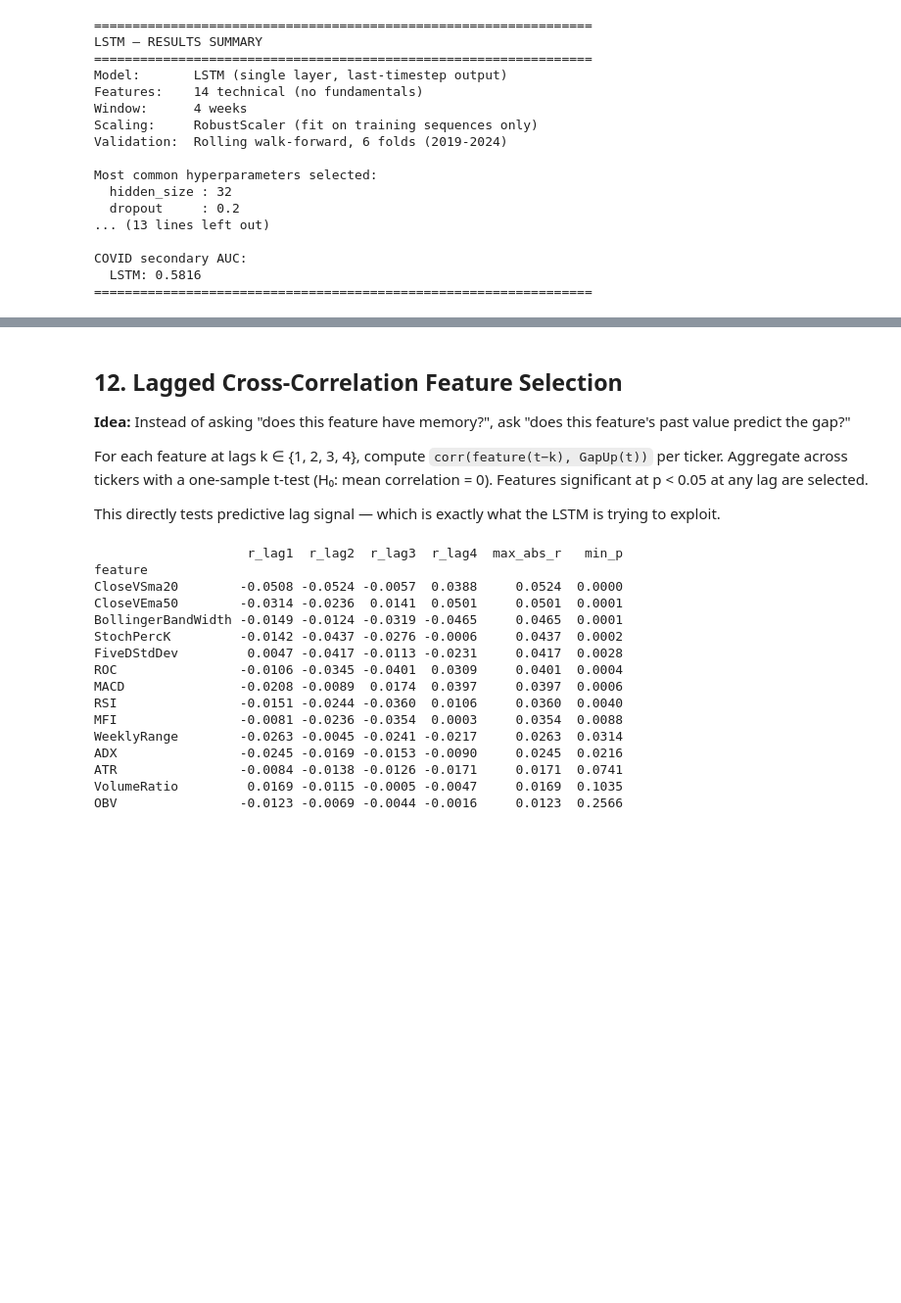
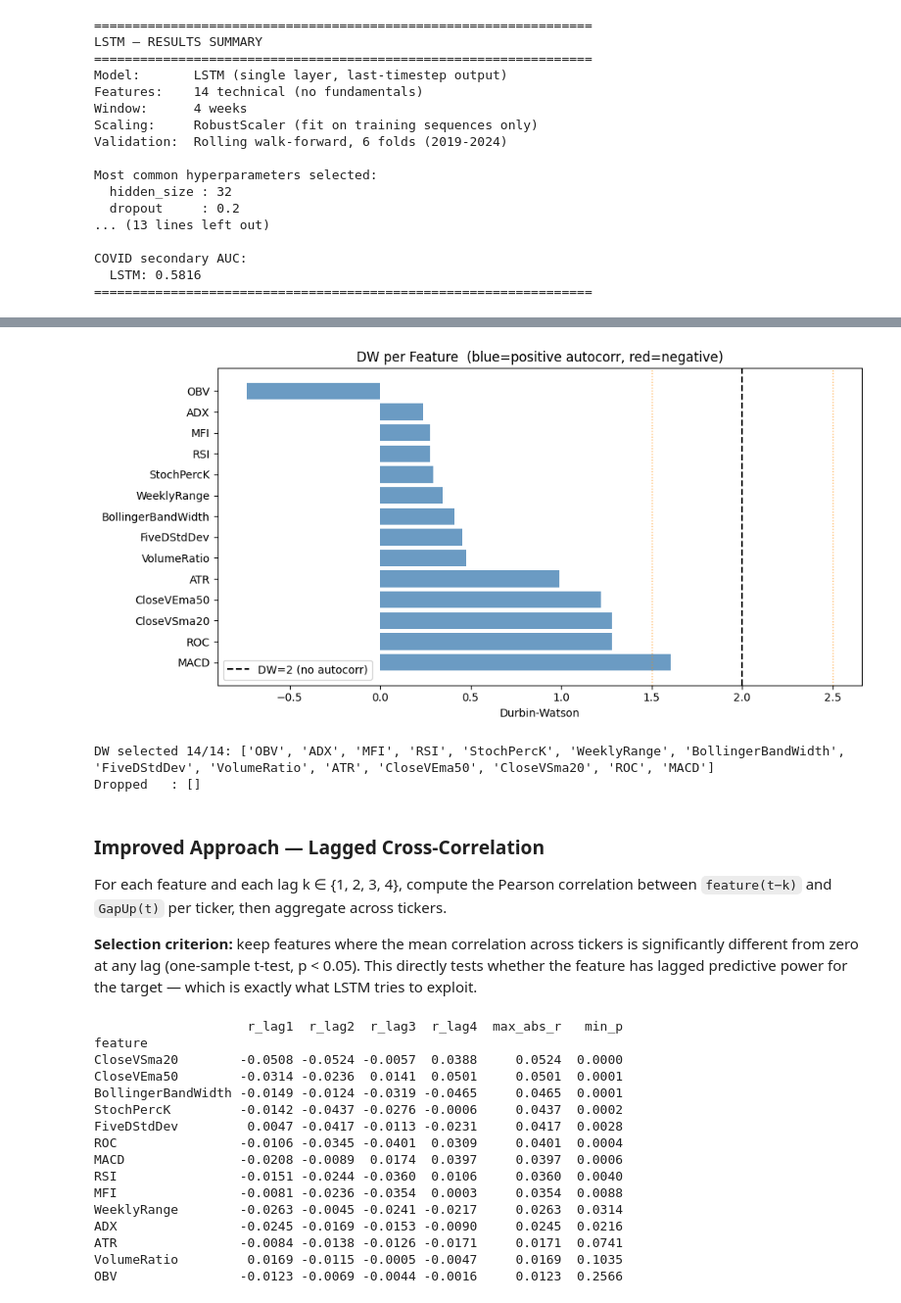
Before and after one commit to Drew-A-Hill/ml-weekend-gap-prediction, a Jupyter notebook: notebooks/lstm_auto_correlated_metric.ipynb, the cells around one changed output, grey strips where cells are left out. Shown at 98% size. Drawn from its saved outputs; the diff is of its cells as text; code cells hidden in the pictures; blank space fills up the shorter version.

```diff
--- a/notebooks/lstm_auto_correlated_metric.ipynb
+++ b/notebooks/lstm_auto_correlated_metric.ipynb
@@ -772,38 +765,28 @@ print(dw_summary[['mean_rho', 'mean_DW', 'p_value']].round(4).to_string())
 # %%
-fig, (ax1, ax2) = plt.subplots(1, 2, figsize=(14, 5))
-
-# Left: mean ρ bar chart
-colors1 = ['steelblue' if v > 0 else 'tomato' for v in dw_summary['mean_rho']]
-ax1.barh(dw_summary.index, dw_summary['mean_rho'], color=colors1, alpha=0.8)
-ax1.axvline(0, color='black', lw=0.8)
-ax1.set_xlabel('Mean ρ = 1 − DW/2  (averaged across tickers)')
-ax1.set_title('Within-Feature Autocorrelation (ρ)\nblue = persistent, red = mean-reverting')
-ax1.invert_yaxis()
-
-# Right: -log10(p) significance — mirrors the LagCC chart
-neg_log_p = -np.log10(dw_summary['p_value'].clip(lower=1e-10))
-colors2   = ['steelblue' if p < 0.05 else 'lightgrey' for p in dw_summary['p_value']]
-ax2.barh(dw_summary.index, neg_log_p, color=colors2, alpha=0.85)
-ax2.axvline(-np.log10(0.05), color='tomato', ls='--', lw=1.5, label='p = 0.05')
-ax2.set_xlabel('−log₁₀(p-value)')
-ax2.set_title('Significance of autocorrelation\nblue bars selected (p < 0.05)')
-ax2.invert_yaxis(); ax2.legend()
-
+fig, ax = plt.subplots(figsize=(10, 5))
+colors = ['steelblue' if v < 2 else 'tomato' for v in dw_summary['DW']]
+ax.barh(dw_summary.index, dw_summary['DW'], color=colors, alpha=0.8)
+ax.axvline(2.0, color='black', lw=1.5, ls='--', label='DW=2 (no autocorr)')
+ax.axvline(1.5, color='darkorange', lw=1, ls=':', alpha=0.7)
+ax.axvline(2.5, color='darkorange', lw=1, ls=':', alpha=0.7)
+ax.set_xlabel('Durbin-Watson'); ax.legend(); ax.invert_yaxis()
+ax.set_title('DW per Feature  (blue=positive autocorr, red=negative)')
 plt.tight_layout(); plt.show()
 
-# Select features with statistically significant autocorrelation (p < 0.05)
-dw_features = dw_summary[dw_summary['p_value'] < 0.05].index.tolist()
-print(f'DW selected {len(dw_features)}/14 (p < 0.05 for within-feature autocorrelation):')
-print(f'  Selected : {dw_features}')
-print(f'  Dropped  : {[f for f in FEATURES if f not in dw_features]}')
+THRESHOLD = 0.3
+dw_features = dw_summary[dw_summary['|DW-2|'] > THRESHOLD].index.tolist()
+print(f'DW selected {len(dw_features)}/14: {dw_features}')
+print(f'Dropped   : {[f for f in FEATURES if f not in dw_features]}')
+# %% [output]
+[figure, added]
+DW selected 14/14: ['OBV', 'ADX', 'MFI', 'RSI', 'StochPercK', 'WeeklyRange', 'BollingerBandWidth', 'FiveDStdDev', 'VolumeRatio', 'ATR', 'CloseVEma50', 'CloseVSma20', 'ROC', 'MACD']
+Dropped   : []
 # %% [markdown]
-## 12. Lagged Cross-Correlation Feature Selection
+### Improved Approach — Lagged Cross-Correlation
 
-**Idea:** Instead of asking "does this feature have memory?", ask "does this feature's past value predict the gap?"
+For each feature and each lag k ∈ {1, 2, 3, 4}, compute the Pearson correlation between `feature(t−k)` and `GapUp(t)` per ticker, then aggregate across tickers.
 
-For each feature at lags k ∈ {1, 2, 3, 4}, compute `corr(feature(t−k), GapUp(t))` per ticker. Aggregate across tickers with a one-sample t-test (H₀: mean correlation = 0). Features significant at p < 0.05 at any lag are selected.
-
-This directly tests predictive lag signal — which is exactly what the LSTM is trying to exploit.
+**Selection criterion:** keep features where the mean correlation across tickers is significantly different from zero at any lag (one-sample t-test, p < 0.05). This directly tests whether the feature has lagged predictive power for the target — which is exactly what LSTM tries to exploit.
 # %%
 from scipy import stats as scipy_stats
 
```
Also changed, not shown: parts of 24 cells of this notebook, 11 other files.
